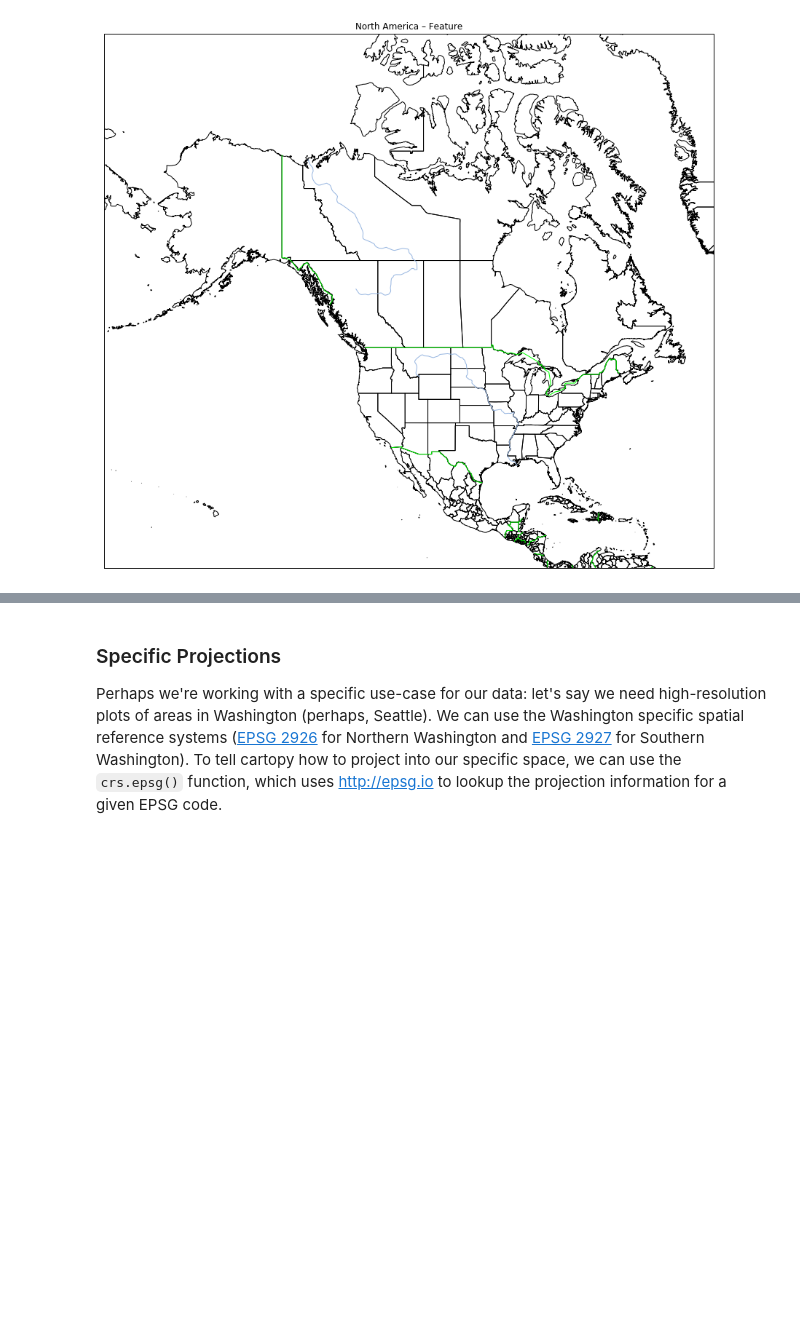
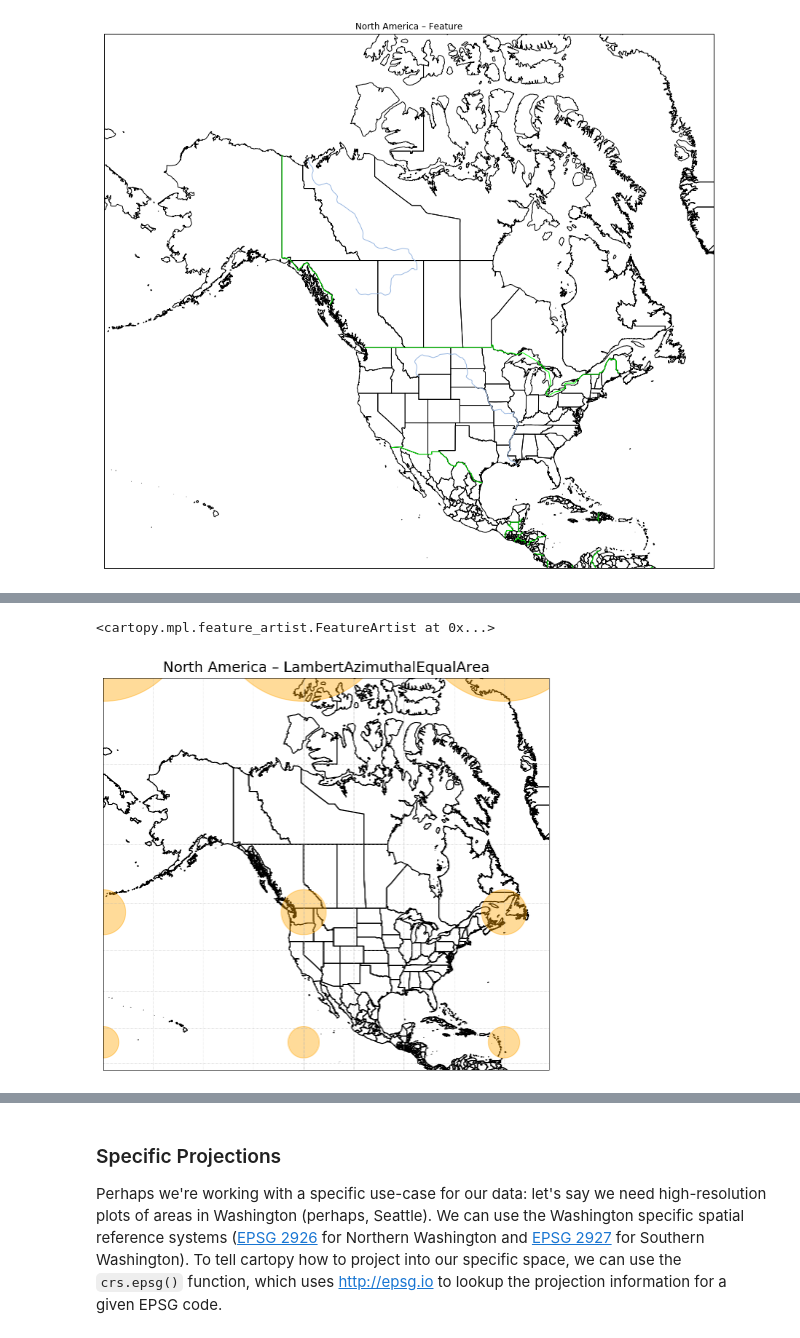
Before and after one commit to geohackweek/visualization, a Jupyter notebook: docker/notebooks/cartopyProjections.ipynb, the cells around one changed output, grey strips where cells are left out. Cells and saved outputs as stored; diff of their text form; code cells hidden in the pictures; blank space fills up the shorter version.

```diff
--- a/docker/notebooks/cartopyProjections.ipynb
+++ b/docker/notebooks/cartopyProjections.ipynb
@@ -115,3 +120,14 @@ Cartopy comes pre-loaded with lots of projections. You can see them all [here](h
+# %%
+fig = plt.figure(figsize=(8, 8))
+ax = plt.axes(projection=ccrs.Mercator().GOOGLE)
+ax.set_extent([-180, -46.5, 8, 60], ccrs.Geodetic()) # North America, in Geodetic CRS
+ax.set_title("North America – LambertAzimuthalEqualArea")
+ax.add_feature(states_feature)
+ax.gridlines(linestyle=":")
+ax.tissot(color='orange', alpha=0.4)
+# %% [output]
+<cartopy.mpl.feature_artist.FeatureArtist at 0x...>
+[figure, added]
 # %%
 fig = plt.figure(figsize=(8, 8))
 ax = plt.axes(projection=ccrs.LambertAzimuthalEqualArea())
```
Also changed, not shown: parts of 13 cells of this notebook.
